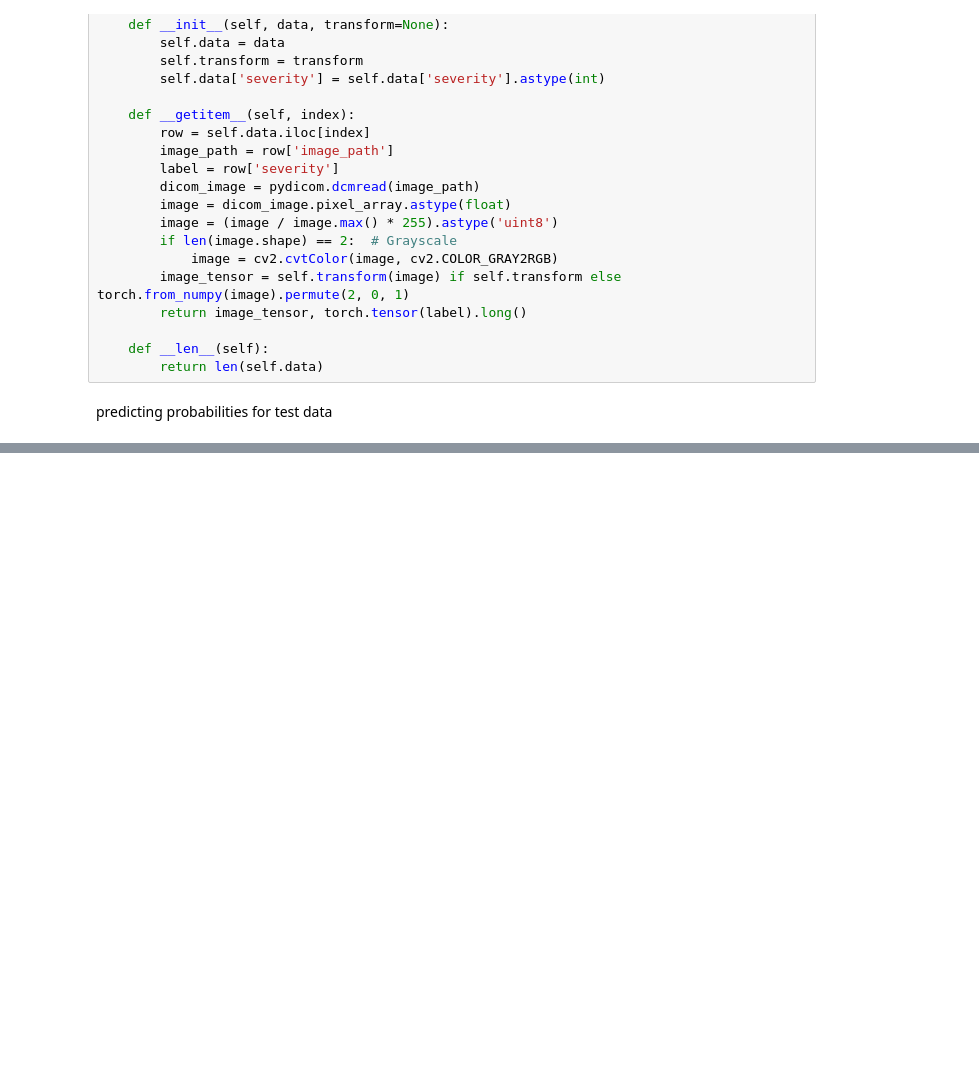
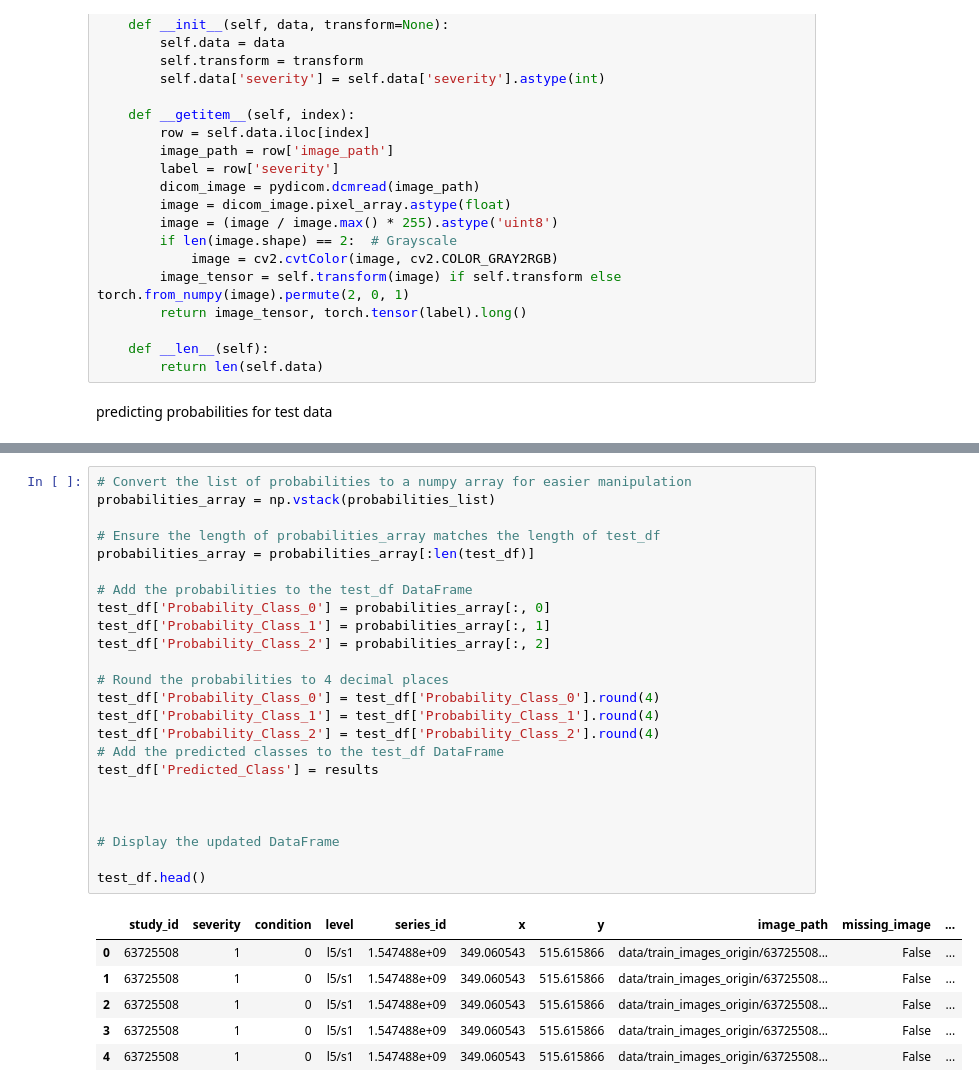
Before and after one commit to CogitoErgoDS/Spine_Degenerative_Classification, a Jupyter notebook: _1_training.ipynb, the cells around one changed output, grey strips where cells are left out. Cells and saved outputs as stored; diff of their text form; blank space fills up the shorter version.

```diff
--- a/_1_training.ipynb
+++ b/_1_training.ipynb
@@ -457,0 +439,31 @@ Predicted Labels Unique Values: [0 1 2]
+# %%
+# Convert the list of probabilities to a numpy array for easier manipulation
+probabilities_array = np.vstack(probabilities_list)
+
+# Ensure the length of probabilities_array matches the length of test_df
+probabilities_array = probabilities_array[:len(test_df)]
+
+# Add the probabilities to the test_df DataFrame
+test_df['Probability_Class_0'] = probabilities_array[:, 0]
+test_df['Probability_Class_1'] = probabilities_array[:, 1]
+test_df['Probability_Class_2'] = probabilities_array[:, 2]
+
+# Round the probabilities to 4 decimal places
+test_df['Probability_Class_0'] = test_df['Probability_Class_0'].round(4)
+test_df['Probability_Class_1'] = test_df['Probability_Class_1'].round(4)
+test_df['Probability_Class_2'] = test_df['Probability_Class_2'].round(4)
+# Add the predicted classes to the test_df DataFrame
+test_df['Predicted_Class'] = results
+
+
+
+# Display the updated DataFrame
+
+test_df.head()
+# %% [output]
+|  | study_id | severity | condition | level | series_id | x | y | image_path | missing_image | ... |
+| 0 | 63725508 | 1 | 0 | l5/s1 | 1.547488e+09 | 349.060543 | 515.615866 | data/train_images_origin/63725508... | False | ... |
+| 1 | 63725508 | 1 | 0 | l5/s1 | 1.547488e+09 | 349.060543 | 515.615866 | data/train_images_origin/63725508... | False | ... |
+| 2 | 63725508 | 1 | 0 | l5/s1 | 1.547488e+09 | 349.060543 | 515.615866 | data/train_images_origin/63725508... | False | ... |
+| 3 | 63725508 | 1 | 0 | l5/s1 | 1.547488e+09 | 349.060543 | 515.615866 | data/train_images_origin/63725508... | False | ... |
+| 4 | 63725508 | 1 | 0 | l5/s1 | 1.547488e+09 | 349.060543 | 515.615866 | data/train_images_origin/63725508... | False | ... |
```
Also changed, not shown: parts of 17 cells of this notebook, 5 other files.
